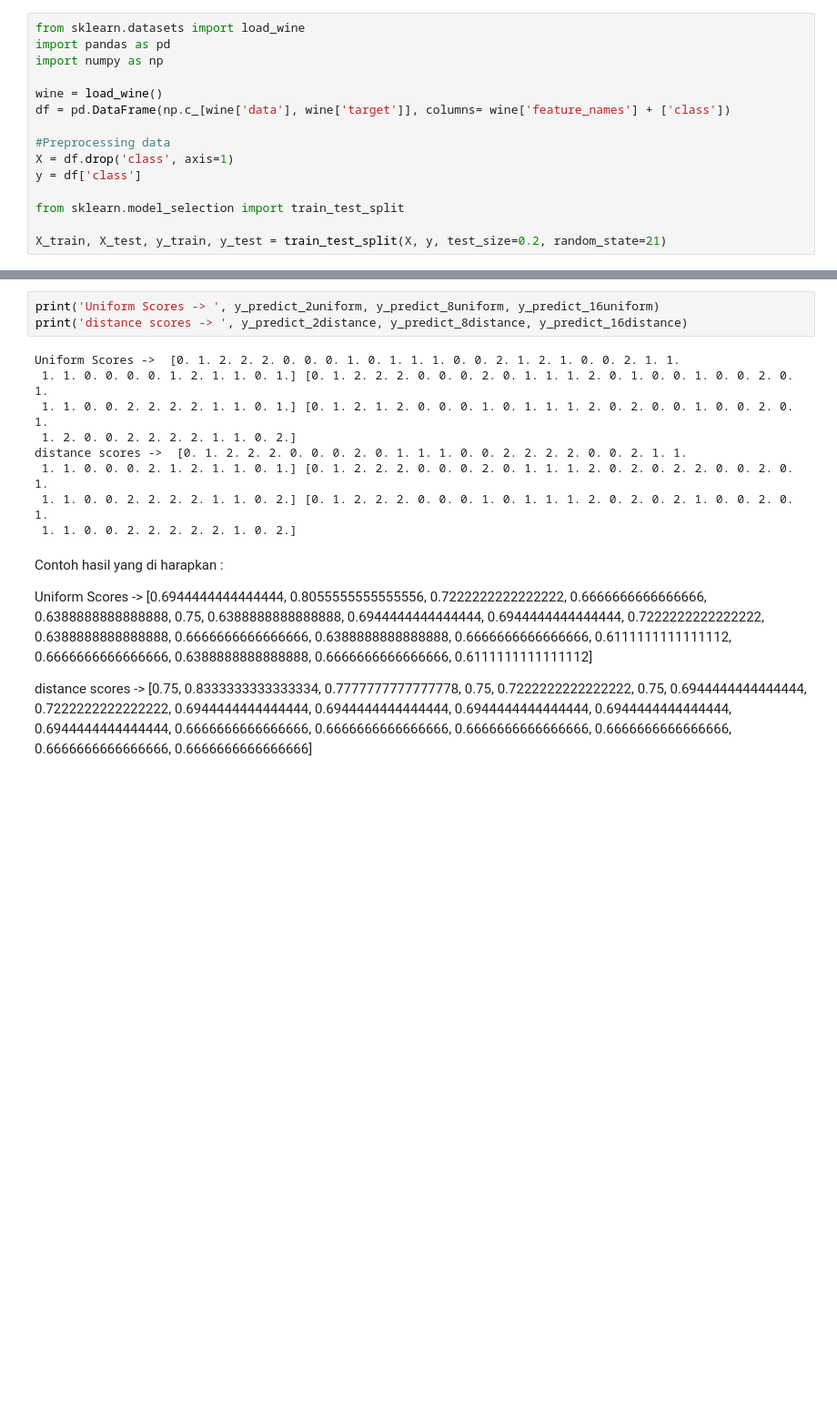
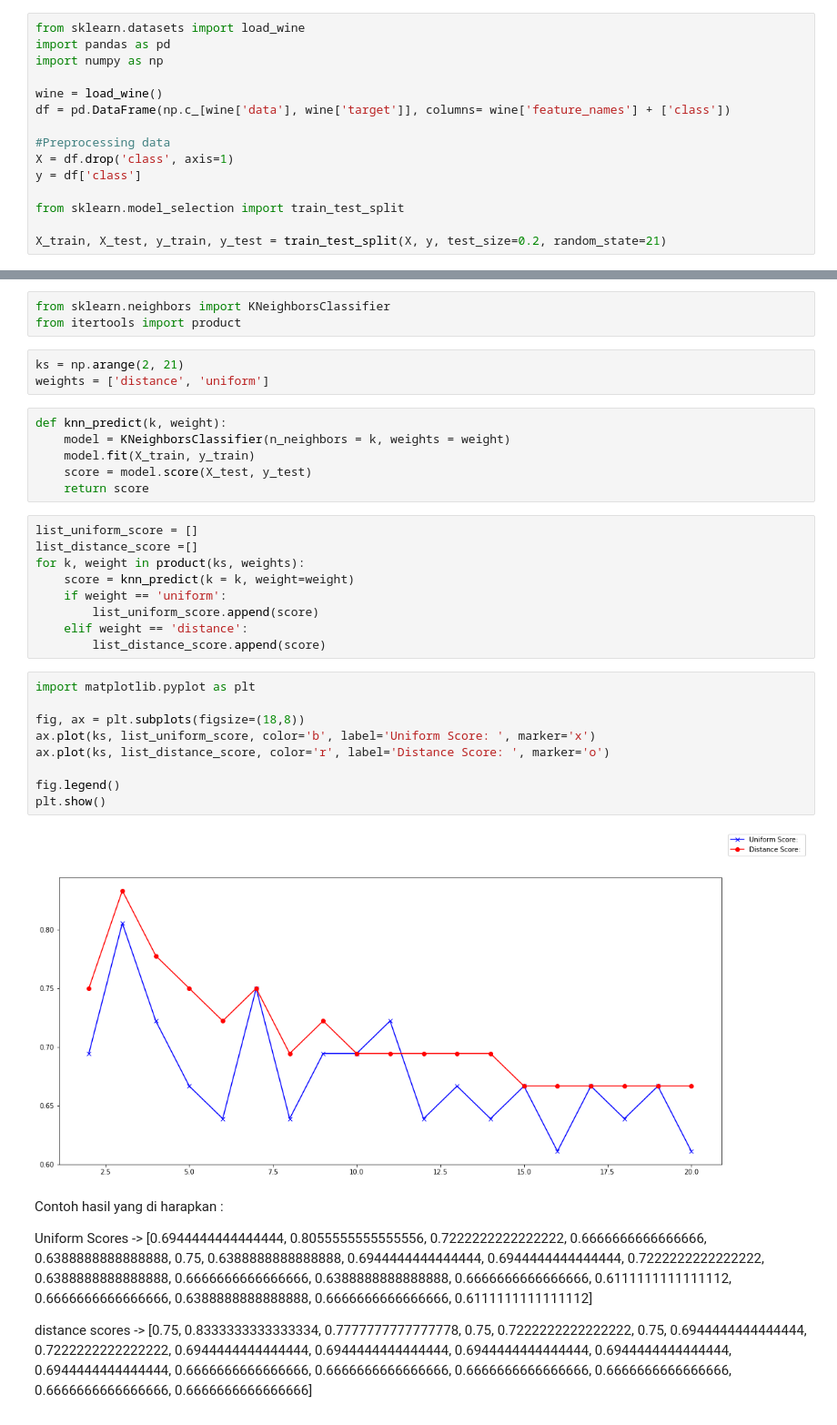
Before and after one commit to Ediyasaedi/PythonForDataScienceSanbercode, a Jupyter notebook: Week 4 - Machine Learning/Tugas Harian 2 Minggu 4.ipynb, the cells around one changed output, grey strips where cells are left out. Shown: that part at 91% size. Cells and saved outputs as stored; diff of their text form; blank space fills up the shorter version.

```diff
--- a/Week 4 - Machine Learning/Tugas Harian 2 Minggu 4.ipynb
+++ b/Week 4 - Machine Learning/Tugas Harian 2 Minggu 4.ipynb
@@ -82,15 +36,35 @@ accuracy_score(y_test, y_predict_2uniform)
-# %%
-print('Uniform Scores -> ', y_predict_2uniform, y_predict_8uniform, y_predict_16uniform)
-print('distance scores -> ', y_predict_2distance, y_predict_8distance, y_predict_16distance)
-# %% [output]
-Uniform Scores ->  [0. 1. 2. 2. 2. 0. 0. 0. 1. 0. 1. 1. 1. 0. 0. 2. 1. 2. 1. 0. 0. 2. 1. 1.
- 1. 1. 0. 0. 0. 0. 1. 2. 1. 1. 0. 1.] [0. 1. 2. 2. 2. 0. 0. 0. 2. 0. 1. 1. 1. 2. 0. 1. 0. 0. 1. 0. 0. 2. 0. 1.
- 1. 1. 0. 0. 2. 2. 2. 2. 1. 1. 0. 1.] [0. 1. 2. 1. 2. 0. 0. 0. 1. 0. 1. 1. 1. 2. 0. 2. 0. 0. 1. 0. 0. 2. 0. 1.
- 1. 2. 0. 0. 2. 2. 2. 2. 1. 1. 0. 2.]
-distance scores ->  [0. 1. 2. 2. 2. 0. 0. 0. 2. 0. 1. 1. 1. 0. 0. 2. 2. 2. 2. 0. 0. 2. 1. 1.
- 1. 1. 0. 0. 0. 2. 1. 2. 1. 1. 0. 1.] [0. 1. 2. 2. 2. 0. 0. 0. 2. 0. 1. 1. 1. 2. 0. 2. 0. 2. 2. 0. 0. 2. 0. 1.
- 1. 1. 0. 0. 2. 2. 2. 2. 1. 1. 0. 2.] [0. 1. 2. 2. 2. 0. 0. 0. 1. 0. 1. 1. 1. 2. 0. 2. 0. 2. 1. 0. 0. 2. 0. 1.
- 1. 1. 0. 0. 2. 2. 2. 2. 2. 1. 0. 2.]
+# %%
+from sklearn.neighbors import KNeighborsClassifier
+from itertools import product
+# %%
+ks = np.arange(2, 21)
+weights = ['distance', 'uniform']
+# %%
+def knn_predict(k, weight):
+    model = KNeighborsClassifier(n_neighbors = k, weights = weight)
+    model.fit(X_train, y_train)
+    score = model.score(X_test, y_test)
+    return score
+# %%
+list_uniform_score = []
+list_distance_score =[]
+for k, weight in product(ks, weights):
+    score = knn_predict(k = k, weight=weight)
+    if weight == 'uniform':
+        list_uniform_score.append(score)
+    elif weight == 'distance':
+        list_distance_score.append(score)
+# %%
+import matplotlib.pyplot as plt
+
+fig, ax = plt.subplots(figsize=(18,8))
+ax.plot(ks, list_uniform_score, color='b', label='Uniform Score: ', marker='x')
+ax.plot(ks, list_distance_score, color='r', label='Distance Score: ', marker='o')
+
+fig.legend()
+plt.show()
+# %% [output]
+[figure, added]
 # %% [markdown]
 Contoh hasil yang di harapkan :
 
```
Also changed, not shown: parts of 10 cells of this notebook, 1 other file.
